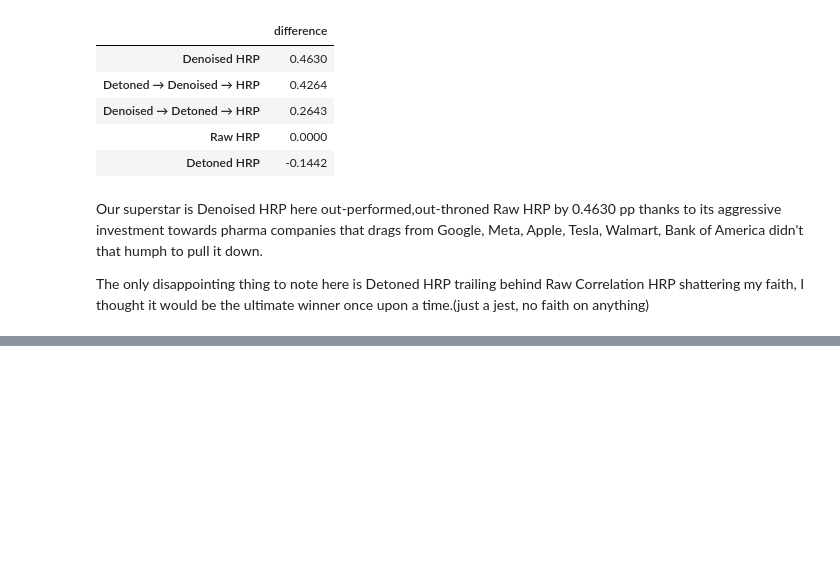
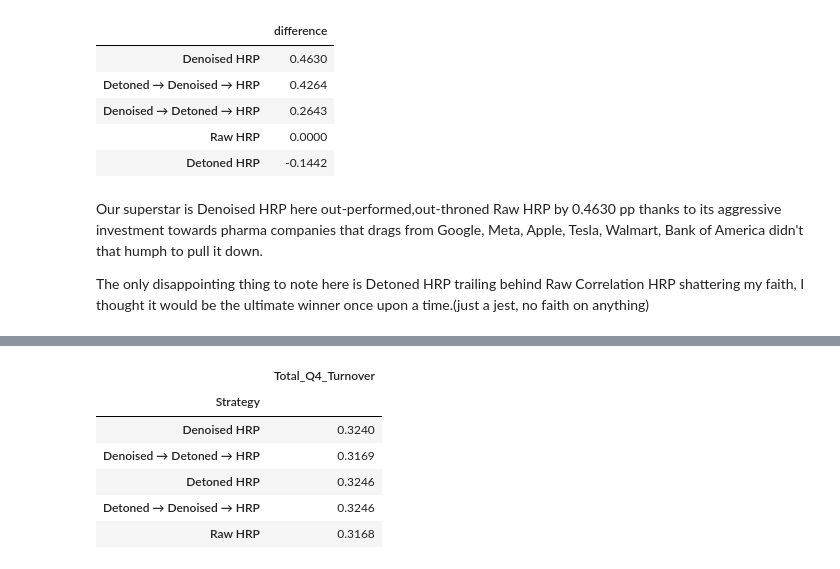
Before and after one commit to George7531/Portfolio_Management, a Jupyter notebook: Group_19296_MScFE_652_Portfolio_Management_Project_2.ipynb, the cells around one changed output, grey strips where cells are left out. Drawn from its saved outputs; the diff is of its cells as text; code cells hidden in the pictures; blank space fills up the shorter version.

```diff
--- a/Group_19296_MScFE_652_Portfolio_Management_Project_2.ipynb
+++ b/Group_19296_MScFE_652_Portfolio_Management_Project_2.ipynb
@@ -1887,0 +2047,15 @@ The only disappointing thing to note here is Detoned HRP trailing behind Raw Cor
+# %%
+display(
+    cost_table.groupby('Strategy')['Total_One_Way_Turnover']
+    .first()
+    .round(4)
+    .to_frame('Total_Q4_Turnover')
+)
+# %% [output]
+|  | Total_Q4_Turnover |
+| Strategy |  |
+| Denoised HRP | 0.3240 |
+| Denoised → Detoned → HRP | 0.3169 |
+| Detoned HRP | 0.3246 |
+| Detoned → Denoised → HRP | 0.3246 |
+| Raw HRP | 0.3168 |
```
Also changed, not shown: parts of 8 cells of this notebook.
